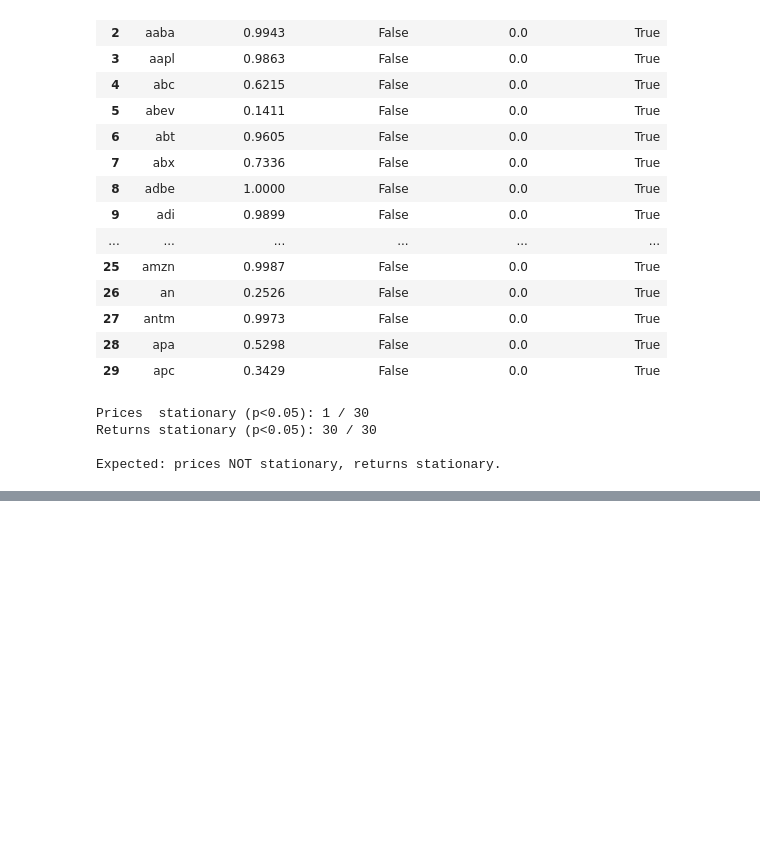
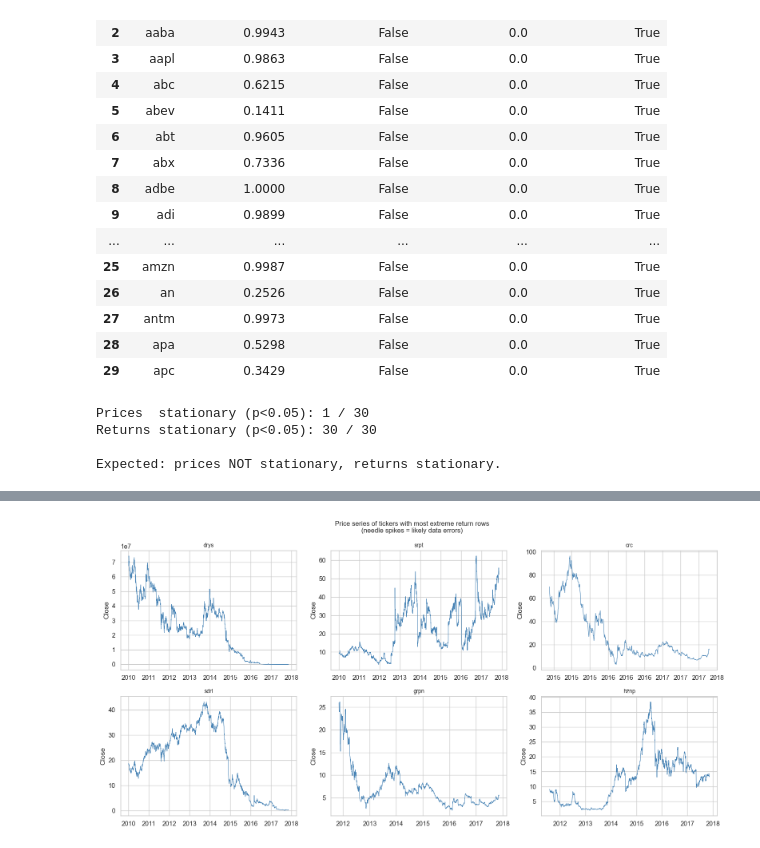
Before and after one commit to CS3244-Pairs-Trading/Pairs-Trading, a Jupyter notebook: eda_2.ipynb, the cells around one changed output, grey strips where cells are left out. Saved outputs shown, nothing was run; the diff lists cells and outputs as text; code cells hidden in the pictures; blank space fills up the shorter version.

```diff
--- a/eda_2.ipynb
+++ b/eda_2.ipynb
@@ -30,9 +30,7 @@ sns.set_theme(style="whitegrid", font_scale=1.05)
 # ── Paths ─────────────────────────────────────────────────────────────────────
 # Notebook sits at project root (same level as data/, src/, outputs/)
 PROJECT_ROOT = Path('.').resolve()
-DATA_PATH    = PROJECT_ROOT / 'data' / 'interim' / 'prices_clean.csv'
-OUTPUT_DIR   = PROJECT_ROOT / 'outputs' / 'eda'
-OUTPUT_DIR.mkdir(parents=True, exist_ok=True)
+DATA_PATH    = PROJECT_ROOT / 'data' / 'interim' / 'prices_clean_eda_2.csv'
 
 # ── Constants ─────────────────────────────────────────────────────────────────
 MIN_TRADING_DAYS = 252
@@ -40,7 +38,6 @@ MAX_LAGS         = 20
 
 print(f'Project root : {PROJECT_ROOT}')
 print(f'Data path    : {DATA_PATH}')
-print(f'Output dir   : {OUTPUT_DIR}')
 print(f'Data exists  : {DATA_PATH.exists()}')
 # %% [output]
 Project root : C:\Users\cathe\Documents\NUS folder\Pairs-Trading
@@ -407,0 +421,6 @@ Expected: prices NOT stationary, returns stationary.
+# %%
+# 2. Which tickers have the most extreme return rows?
+extreme = all_stocks[all_stocks['Return'].abs() > 0.20].copy()
+print(f'Total extreme rows (|r| > 20%): {len(extreme):,}\n')
+print('Top 20 tickers by extreme row count:')
+print(extreme.groupby('Ticker')['Return'].count().sort_values(ascending=False).head(20))
@@ -407,0 +473,26 @@ Expected: prices NOT stationary, returns stationary.
+# %%
+# 4. Plot price series for the most suspicious tickers
+# A data error shows as a sudden spike then immediate return to normal
+top_suspicious = (
+    extreme.groupby('Ticker')['Return'].count()
+    .sort_values(ascending=False)
+    .head(6)
+    .index.tolist()
+)
+
+fig, axes = plt.subplots(2, 3, figsize=(16, 8))
+fig.suptitle('Price series of tickers with most extreme return rows\n'
+             '(needle spikes = likely data errors)', fontsize=12)
+
+for ax, ticker in zip(axes.flatten(), top_suspicious):
+    t_df = all_stocks[all_stocks['Ticker'] == ticker]
+    ax.plot(t_df['Date'], t_df['Close'], lw=0.8, color='steelblue')
+    ax.set_title(ticker, fontsize=10)
+    ax.set_xlabel('')
+    ax.set_ylabel('Close')
+    ax.xaxis.set_major_formatter(mdates.DateFormatter('%Y'))
+
+plt.tight_layout()
+plt.show()
+# %% [output]
+[figure, added]
```
Also changed, not shown: parts of 9 cells of this notebook, 2 other files.
